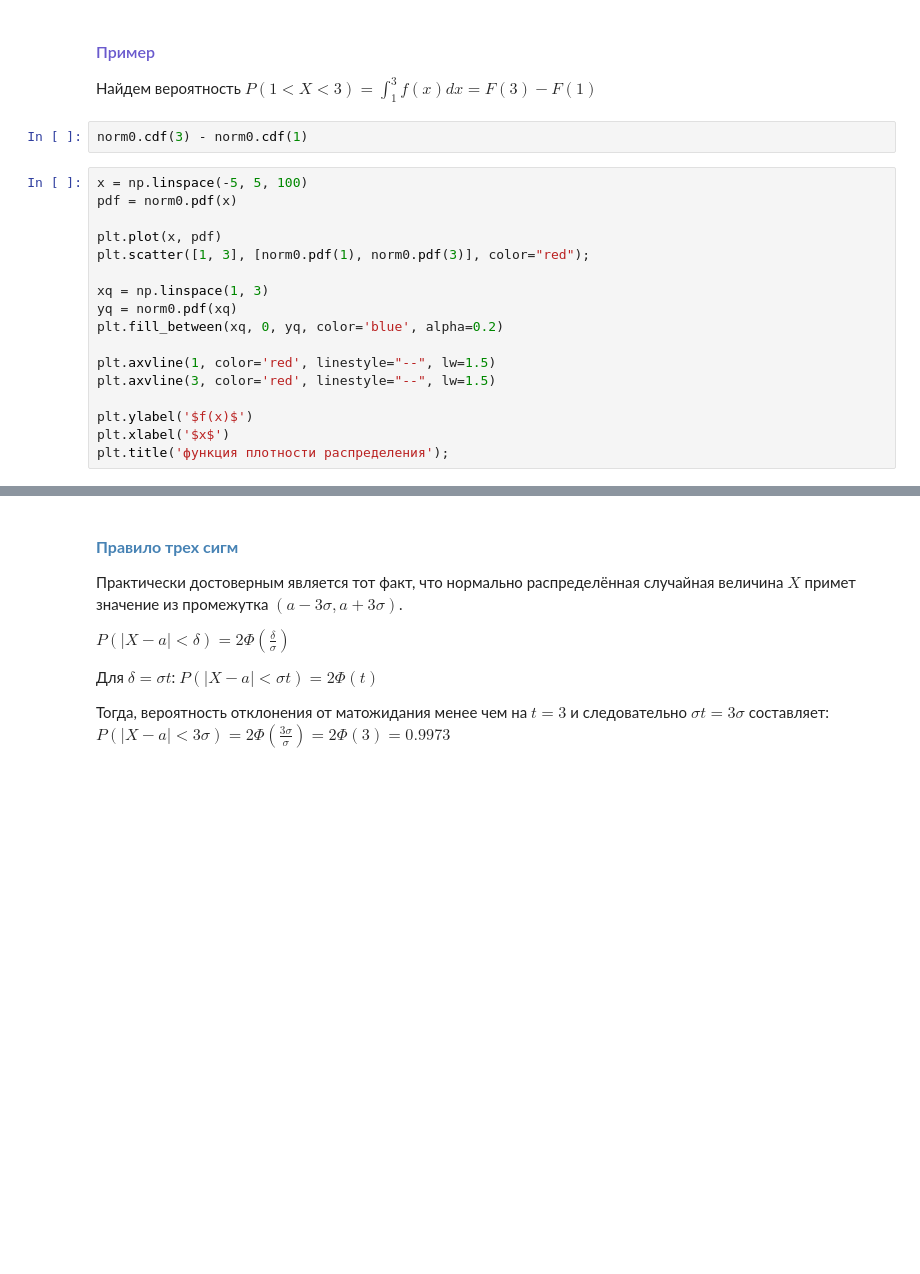
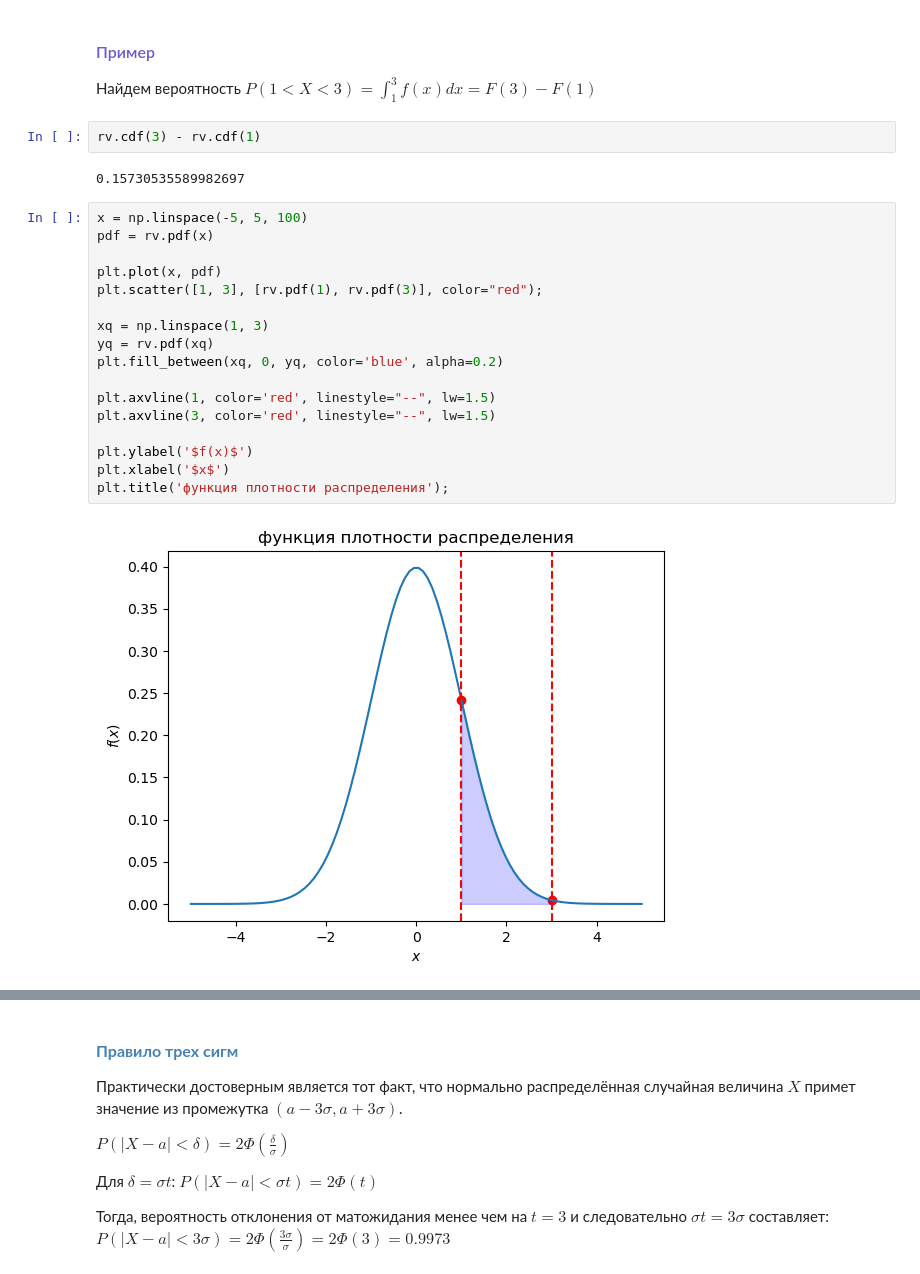
Before and after one commit to TanXmas/ProbabilityTheory_and_Statistics, a Jupyter notebook: PT_03_Continuous random variable.ipynb, the cells around one changed output, grey strips where cells are left out. Cells and saved outputs as stored; diff of their text form; blank space fills up the shorter version.

```diff
--- a/PT_03_Continuous random variable.ipynb
+++ b/PT_03_Continuous random variable.ipynb
@@ -321,24 +321,28 @@ plt.title('функция плотности распределения');
 
 Найдем вероятность $P(1<X<3) = \displaystyle \int_{1}^{3}{f(x)dx} = F(3)-F(1)$
 # %%
-norm0.cdf(3) - norm0.cdf(1)
+rv.cdf(3) - rv.cdf(1)
+# %% [output]
+0.15730535589982697
 # %%
 x = np.linspace(-5, 5, 100)
-pdf = norm0.pdf(x)
+pdf = rv.pdf(x)
 
 plt.plot(x, pdf)
-plt.scatter([1, 3], [norm0.pdf(1), norm0.pdf(3)], color="red");
+plt.scatter([1, 3], [rv.pdf(1), rv.pdf(3)], color="red");
 
 xq = np.linspace(1, 3)
-yq = norm0.pdf(xq)
+yq = rv.pdf(xq)
 plt.fill_between(xq, 0, yq, color='blue', alpha=0.2)
 
 plt.axvline(1, color='red', linestyle="--", lw=1.5)
 plt.axvline(3, color='red', linestyle="--", lw=1.5)
 
 plt.ylabel('$f(x)$')
 plt.xlabel('$x$')
 plt.title('функция плотности распределения');
+# %% [output]
+[figure, added]
 # %% [markdown]
 #### <font color = SteelBlue size = 3> <b>Вычисление вероятности заданного отклонения</b> </font>
 
```
Also changed, not shown: parts of 1 cell of this notebook.
